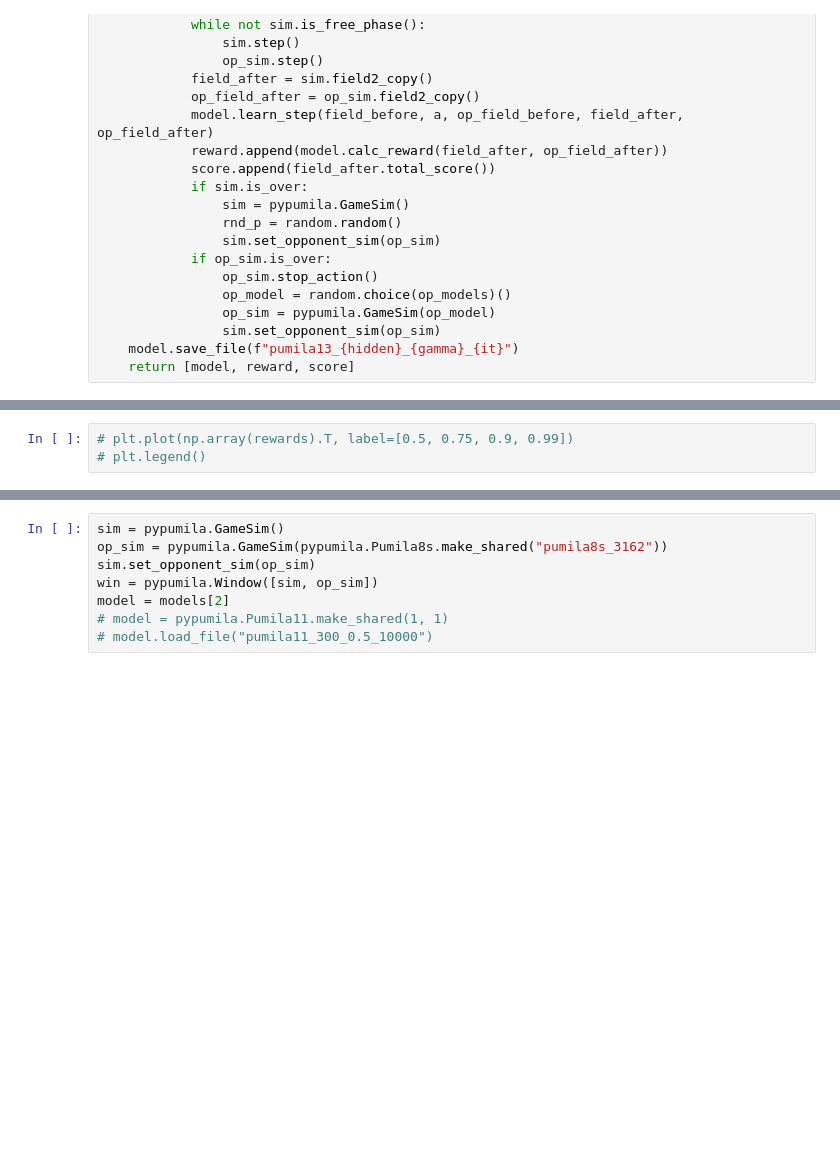
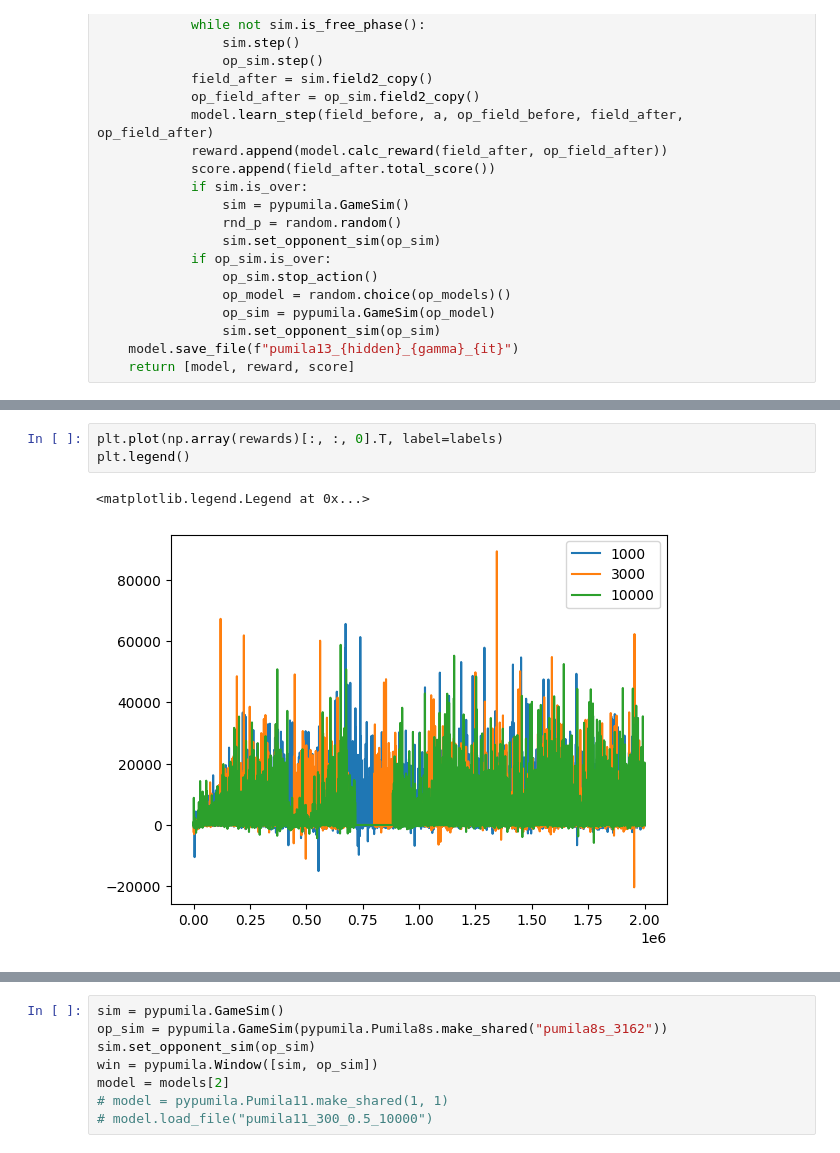
Before and after one commit to na-trium-144/pumila, a Jupyter notebook: notebook/pumila13.ipynb, the cells around one changed output, grey strips where cells are left out. Saved outputs shown, nothing was run; the diff lists cells and outputs as text; blank space fills up the shorter version.

```diff
--- a/notebook/pumila13.ipynb
+++ b/notebook/pumila13.ipynb
@@ -110,4 +105,7 @@ plt.legend()
 # %%
-# plt.plot(np.array(rewards).T, label=[0.5, 0.75, 0.9, 0.99])
-# plt.legend()
+plt.plot(np.array(rewards)[:, :, 0].T, label=labels)
+plt.legend()
+# %% [output]
+<matplotlib.legend.Legend at 0x...>
+[figure, added]
 # %%
```
Also changed, not shown: parts of 10 cells of this notebook.
